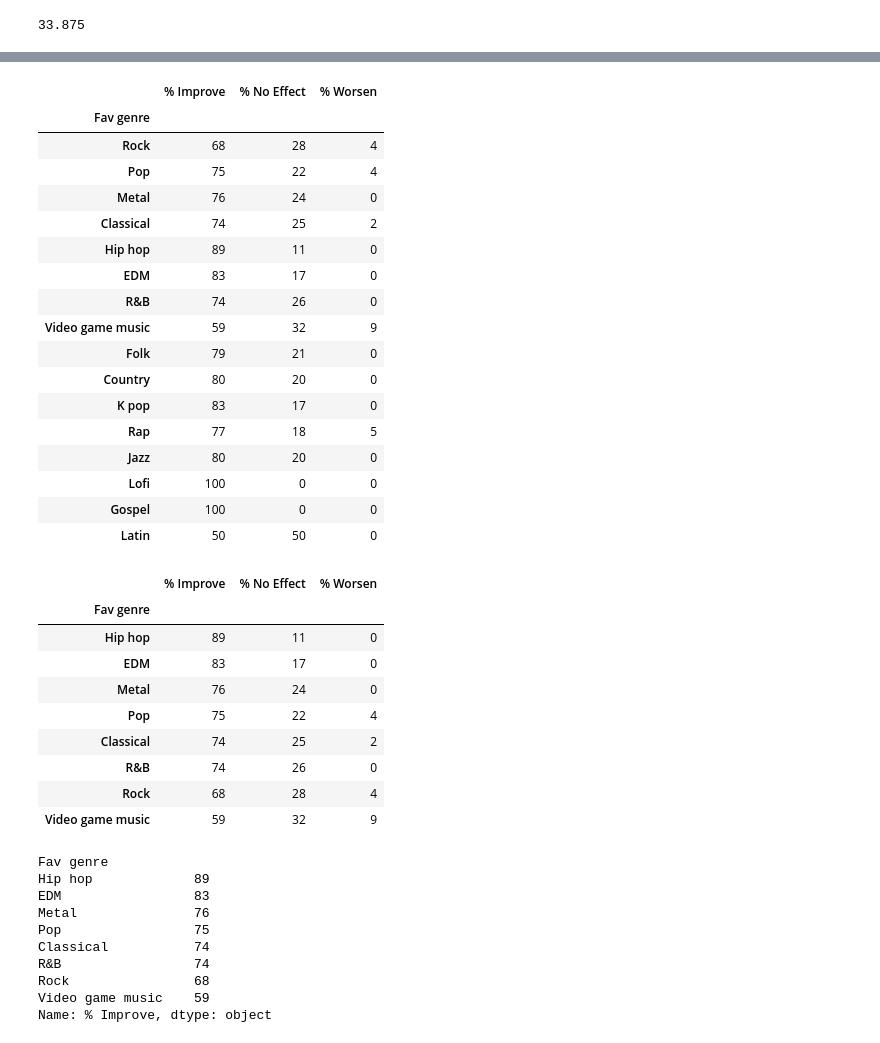
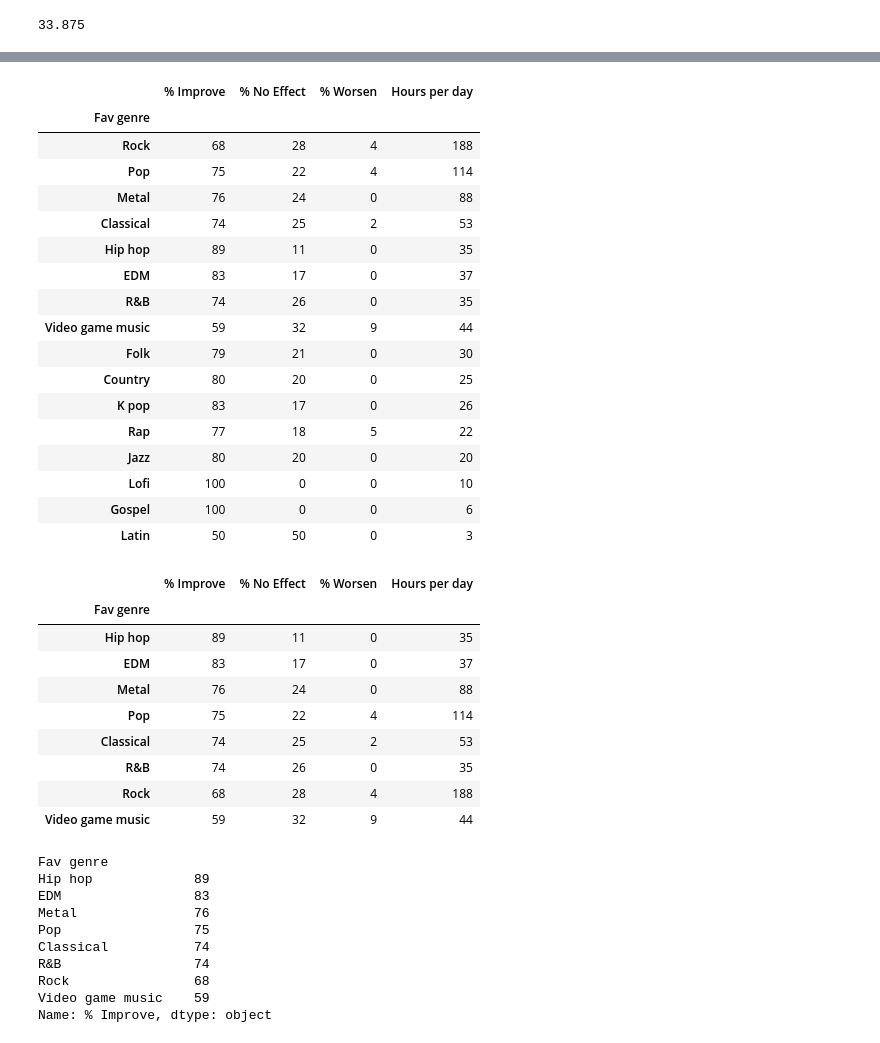
Before and after one commit to TheWizler/project1_group_10, a Jupyter notebook: gabriela's_work/Q1.ipynb, the cells around one changed output, grey strips where cells are left out. Cells and saved outputs as stored; diff of their text form; code cells hidden in the pictures.

```diff
--- a/gabriela's_work/Q1.ipynb
+++ b/gabriela's_work/Q1.ipynb
@@ -150,3 +150,8 @@ Video game music    4
 Classical           1
 Rap                 1
 dtype: int64
+# %%
+hours=df[(["Fav genre","Hours per day"])]
+hours_day=hours.groupby(["Fav genre"]).size()
+hours_per_day=hours_day.sort_values(ascending=False)
+hours_per_day
@@ -155,7 +179,8 @@ dtype: int64
 effects_data=pd.DataFrame({
     "Improve": improve_data_count,
     "No Effect": no_effect_data_count,
-    "Worsen": worsen_data_count
+    "Worsen": worsen_data_count,
+    "Hours per day":hours_per_day
 })
 
 organize_data=effects_data.sort_values(by= "Improve",ascending=False)
@@ -220,28 +245,28 @@ organize_data
 # %%
-columns=[ "% Improve", "% No Effect", "% Worsen"]
+columns=[ "% Improve", "% No Effect", "% Worsen", "Hours per day"]
 percentage_data=organize_data[columns]
 
 rounded_up=percentage_data.map(round, ndigits=None)
 rounded_up
 # %% [output]
-|  | % Improve | % No Effect | % Worsen |
-| Fav genre |  |  |  |
-| Rock | 68 | 28 | 4 |
-| Pop | 75 | 22 | 4 |
-| Metal | 76 | 24 | 0 |
-| Classical | 74 | 25 | 2 |
-| Hip hop | 89 | 11 | 0 |
-| EDM | 83 | 17 | 0 |
-| R&B | 74 | 26 | 0 |
-| Video game music | 59 | 32 | 9 |
-| Folk | 79 | 21 | 0 |
-| Country | 80 | 20 | 0 |
-| K pop | 83 | 17 | 0 |
-| Rap | 77 | 18 | 5 |
-| Jazz | 80 | 20 | 0 |
-| Lofi | 100 | 0 | 0 |
-| Gospel | 100 | 0 | 0 |
-| Latin | 50 | 50 | 0 |
+|  | % Improve | % No Effect | % Worsen | Hours per day |
+| Fav genre |  |  |  |  |
+| Rock | 68 | 28 | 4 | 188 |
+| Pop | 75 | 22 | 4 | 114 |
+| Metal | 76 | 24 | 0 | 88 |
+| Classical | 74 | 25 | 2 | 53 |
+| Hip hop | 89 | 11 | 0 | 35 |
+| EDM | 83 | 17 | 0 | 37 |
+| R&B | 74 | 26 | 0 | 35 |
+| Video game music | 59 | 32 | 9 | 44 |
+| Folk | 79 | 21 | 0 | 30 |
+| Country | 80 | 20 | 0 | 25 |
+| K pop | 83 | 17 | 0 | 26 |
+| Rap | 77 | 18 | 5 | 22 |
+| Jazz | 80 | 20 | 0 | 20 |
+| Lofi | 100 | 0 | 0 | 10 |
+| Gospel | 100 | 0 | 0 | 6 |
+| Latin | 50 | 50 | 0 | 3 |
 # %%
 
 #rounded_up["% Improve"]=rounded_up["% Improve"].map("%{:,.2f}".format)
@@ -254,16 +279,16 @@ filter=rounded_up.loc[(organize_data["Improve"] >=26)]
 filtered=filter.sort_values(by="% Improve", ascending= False)
 filtered
 # %% [output]
-|  | % Improve | % No Effect | % Worsen |
-| Fav genre |  |  |  |
-| Hip hop | 89 | 11 | 0 |
-| EDM | 83 | 17 | 0 |
-| Metal | 76 | 24 | 0 |
-| Pop | 75 | 22 | 4 |
-| Classical | 74 | 25 | 2 |
-| R&B | 74 | 26 | 0 |
-| Rock | 68 | 28 | 4 |
-| Video game music | 59 | 32 | 9 |
+|  | % Improve | % No Effect | % Worsen | Hours per day |
+| Fav genre |  |  |  |  |
+| Hip hop | 89 | 11 | 0 | 35 |
+| EDM | 83 | 17 | 0 | 37 |
+| Metal | 76 | 24 | 0 | 88 |
+| Pop | 75 | 22 | 4 | 114 |
+| Classical | 74 | 25 | 2 | 53 |
+| R&B | 74 | 26 | 0 | 35 |
+| Rock | 68 | 28 | 4 | 188 |
+| Video game music | 59 | 32 | 9 | 44 |
 # %%
 updated=filtered["% Improve"].map("{:,}".format)
 updated
```
Also changed, not shown: parts of 14 cells of this notebook, 3 other files.
